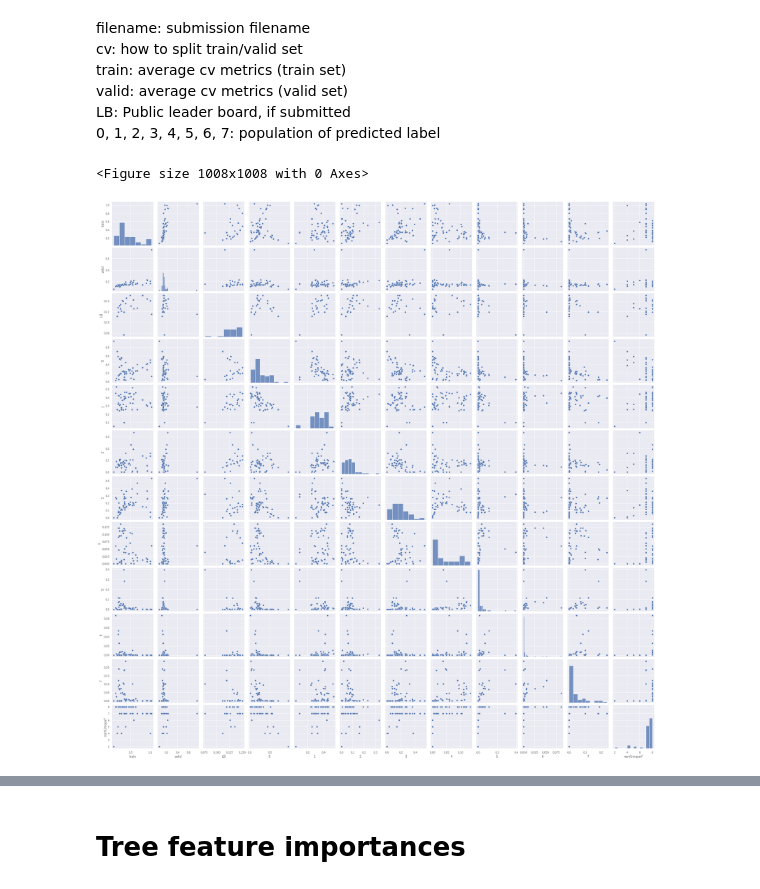
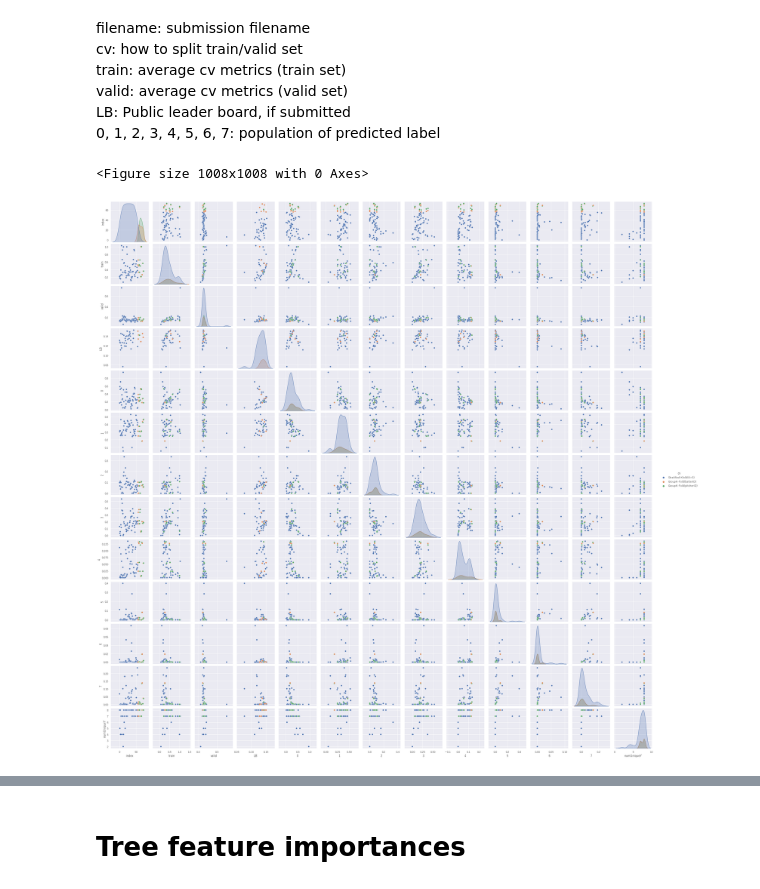
Before and after one commit to Quvotha/probspace-npb, a Jupyter notebook: experiments/Note.ipynb, the cells around one changed output, grey strips where cells are left out. Saved outputs shown, nothing was run; the diff lists cells and outputs as text; code cells hidden in the pictures.

```diff
--- a/experiments/Note.ipynb
+++ b/experiments/Note.ipynb
@@ -48,6 +48,8 @@ y_nunique = pd.DataFrame({'filename': sub_paths, 'numUniqueY': y_nunique_values}
 submissions = pd.merge(submissions, y_nunique, how='left')
 
 submissions['expNo'] = submissions.filename.apply(lambda x: x[:3])
+submissions.sort_values('expNo', inplace=True)
+submissions.reset_index(inplace=True)
 
 submissions
 # %% [output]
@@ -77,10 +79,10 @@ LB: Public leader board, if submitted
 0, 1, 2, 3, 4, 5, 6, 7: population of predicted label
 # %%
 fig = plt.figure(figsize=(14., 14.))
-sns.pairplot(submissions)
+sns.pairplot(submissions, hue='cv')
 sns.despine()
 # %% [output]
 <Figure size 1008x1008 with 0 Axes>
-[figure, old version]
+[figure, new version]
 # %%
 fig = plt.figure(figsize=(14., 14.))
```
Also changed, not shown: parts of 21 cells of this notebook, 19 other files.
